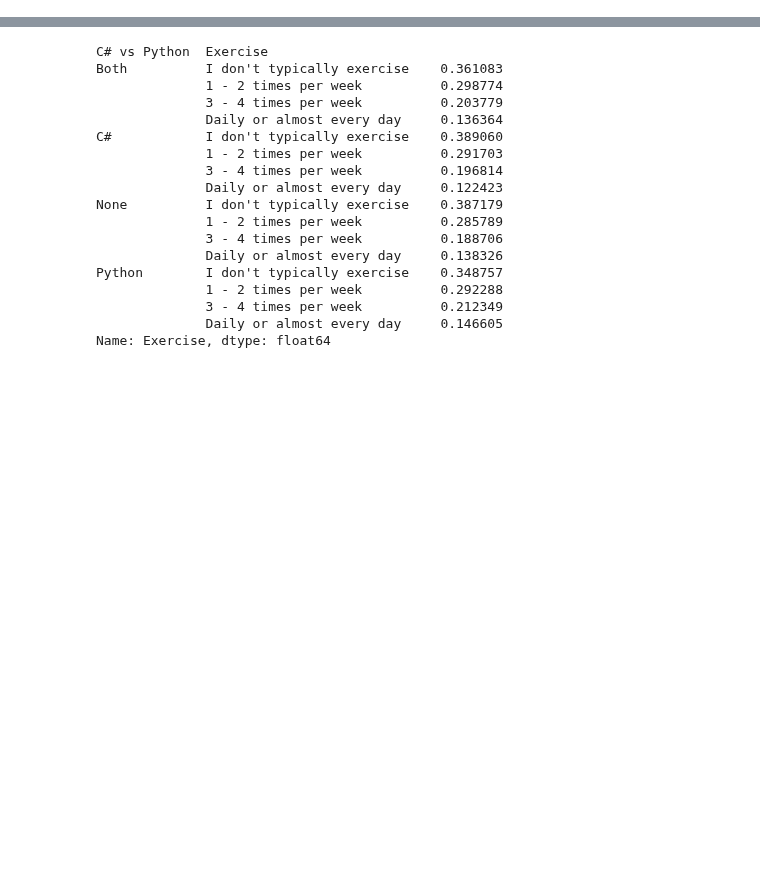
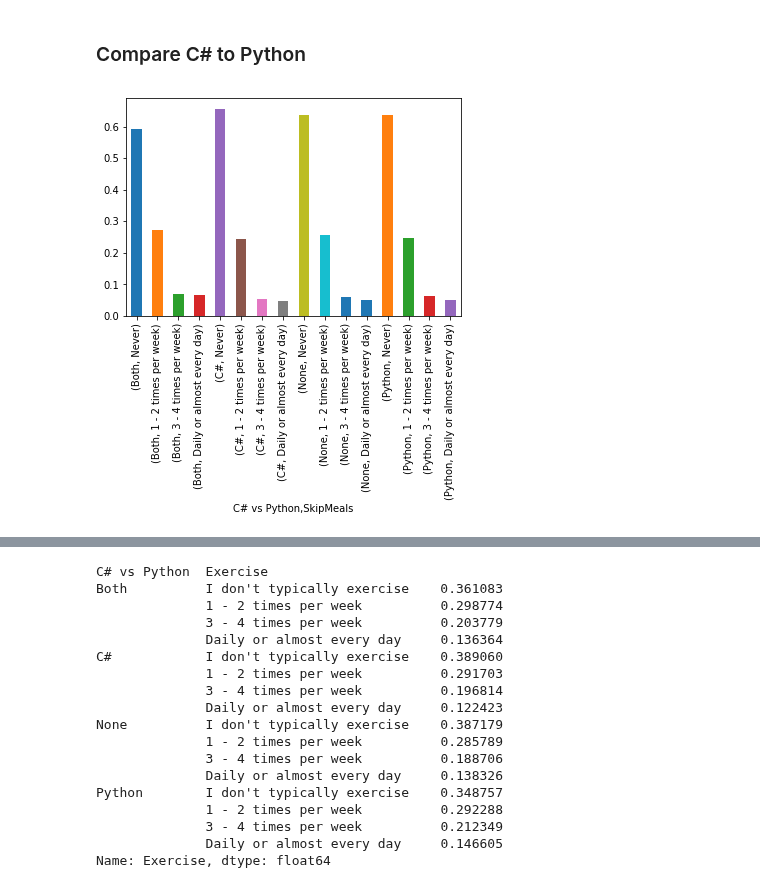
Before and after one commit to huli/the-transparent-coder, a Jupyter notebook: overview.ipynb, the cells around one changed output, grey strips where cells are left out. Cells and saved outputs as stored; diff of their text form; code cells hidden in the pictures; blank space fills up the shorter version.

```diff
--- a/overview.ipynb
+++ b/overview.ipynb
@@ -213,0 +123,2 @@ Name: Exercise, dtype: float64
+# %% [markdown]
+### Compare C# to Python
@@ -213,0 +138,6 @@ Name: Exercise, dtype: float64
+# %%
+# Inspect some habbits over the different groups
+data2018.groupby('C# vs Python')['SkipMeals'].value_counts(normalize=True).plot(kind='bar')
+plt.show()
+# %% [output]
+[figure, added]
```
Also changed, not shown: parts of 44 cells of this notebook.
